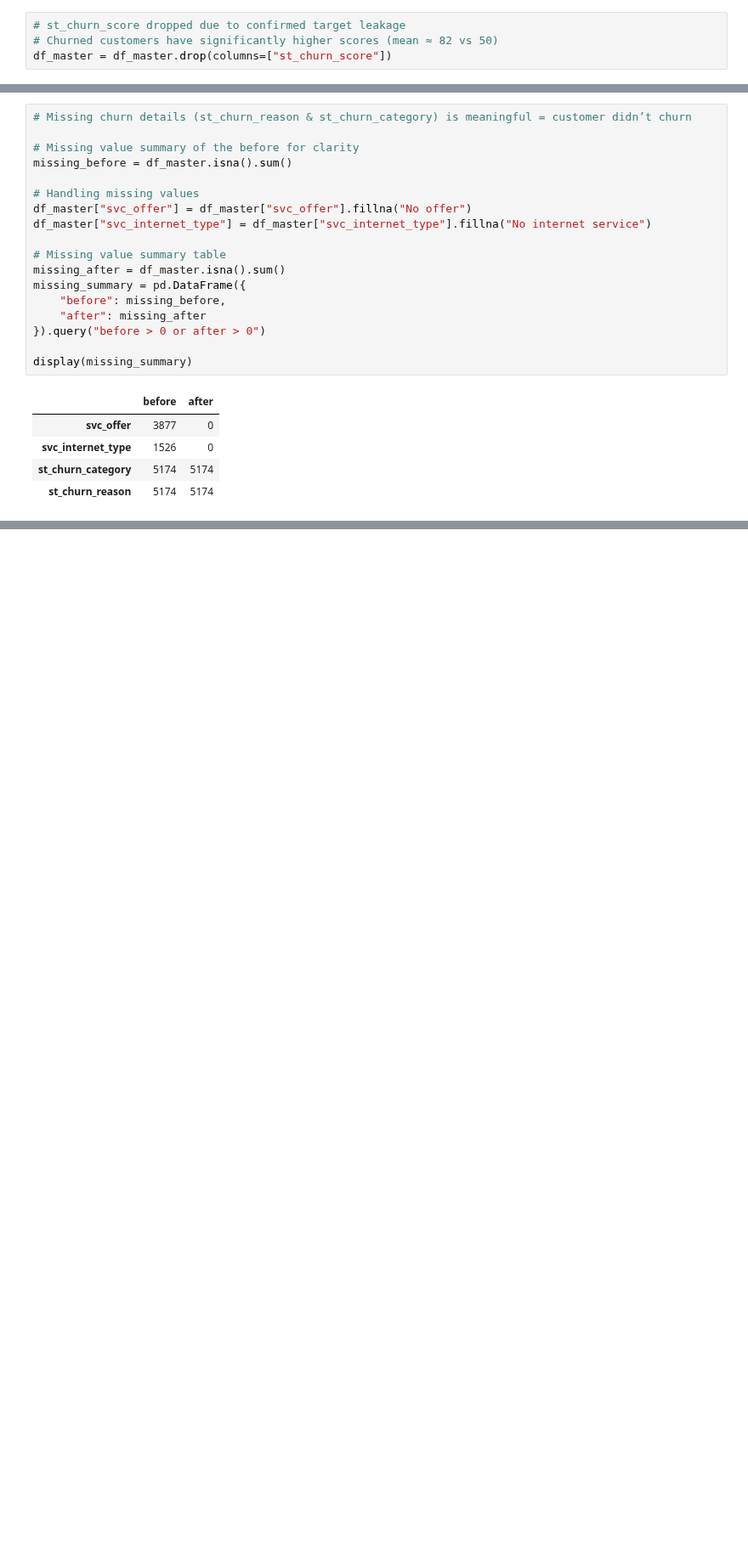
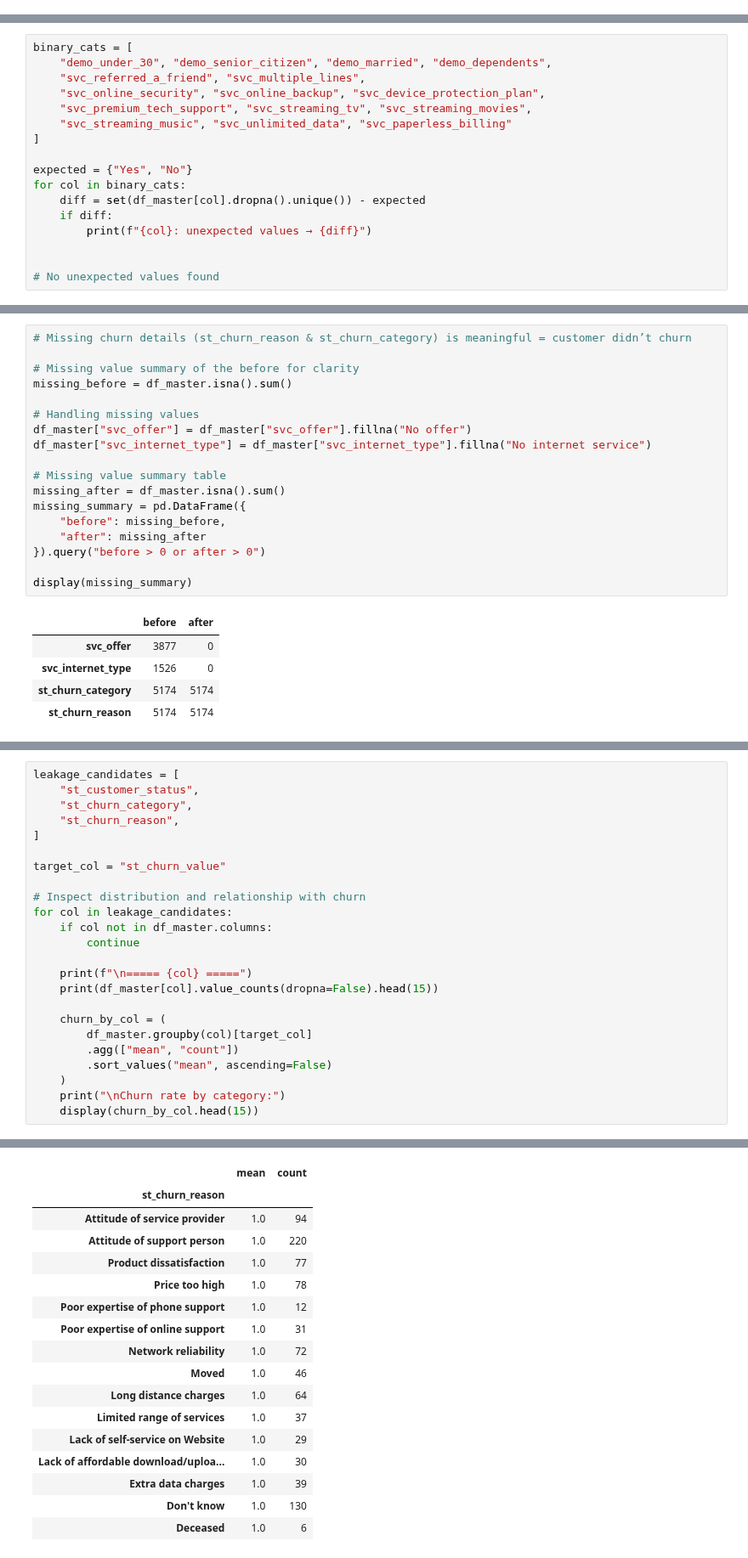
Before and after one commit to sergiopatinha/EnterpriseDataScienceBootcamp_workgroup, a Jupyter notebook: notebooks/01_data_cleaning.ipynb, the cells around one changed output, grey strips where cells are left out. Shown at 85% size. Drawn from its saved outputs; the diff is of its cells as text; blank space fills up the shorter version.

Commit message:
Cleaned churn dataset and updated data-saving utility

```diff
--- a/notebooks/01_data_cleaning.ipynb
+++ b/notebooks/01_data_cleaning.ipynb
@@ -303,4 +293,0 @@ df_master.groupby("st_churn_label")["st_churn_score"].describe()
-# %%
-# st_churn_score dropped due to confirmed target leakage
-# Churned customers have significantly higher scores (mean ≈ 82 vs 50)
-df_master = df_master.drop(columns=["st_churn_score"])
@@ -388,0 +353,17 @@ df_master.rename(columns={"st_churn_value": "churn_flag"}, inplace=True)
+# %%
+binary_cats = [
+    "demo_under_30", "demo_senior_citizen", "demo_married", "demo_dependents",
+    "svc_referred_a_friend", "svc_multiple_lines",
+    "svc_online_security", "svc_online_backup", "svc_device_protection_plan",
+    "svc_premium_tech_support", "svc_streaming_tv", "svc_streaming_movies",
+    "svc_streaming_music", "svc_unlimited_data", "svc_paperless_billing"
+]
+
+expected = {"Yes", "No"}
+for col in binary_cats:
+    diff = set(df_master[col].dropna().unique()) - expected
+    if diff:
+        print(f"{col}: unexpected values → {diff}")
+
+
+# No unexpected values found
@@ -459,0 +427,25 @@ df_master.head(10)
+# %%
+leakage_candidates = [
+    "st_customer_status",
+    "st_churn_category",
+    "st_churn_reason",
+]
+
+target_col = "st_churn_value"
+
+# Inspect distribution and relationship with churn
+for col in leakage_candidates:
+    if col not in df_master.columns:
+        continue
+
+    print(f"\n===== {col} =====")
+    print(df_master[col].value_counts(dropna=False).head(15))
+
+    churn_by_col = (
+        df_master.groupby(col)[target_col]
+        .agg(["mean", "count"])
+        .sort_values("mean", ascending=False)
+    )
+    print("\nChurn rate by category:")
+    display(churn_by_col.head(15))
+# %% [output]
@@ -459,0 +503,17 @@ df_master.head(10)
+|  | mean | count |
+| st_churn_reason |  |  |
+| Attitude of service provider | 1.0 | 94 |
+| Attitude of support person | 1.0 | 220 |
+| Product dissatisfaction | 1.0 | 77 |
+| Price too high | 1.0 | 78 |
+| Poor expertise of phone support | 1.0 | 12 |
+| Poor expertise of online support | 1.0 | 31 |
+| Network reliability | 1.0 | 72 |
+| Moved | 1.0 | 46 |
+| Long distance charges | 1.0 | 64 |
+| Limited range of services | 1.0 | 37 |
+| Lack of self-service on Website | 1.0 | 29 |
+| Lack of affordable download/uploa... | 1.0 | 30 |
+| Extra data charges | 1.0 | 39 |
+| Don't know | 1.0 | 130 |
+| Deceased | 1.0 | 6 |
```
Also changed, not shown: parts of 35 cells of this notebook, 2 other files.
